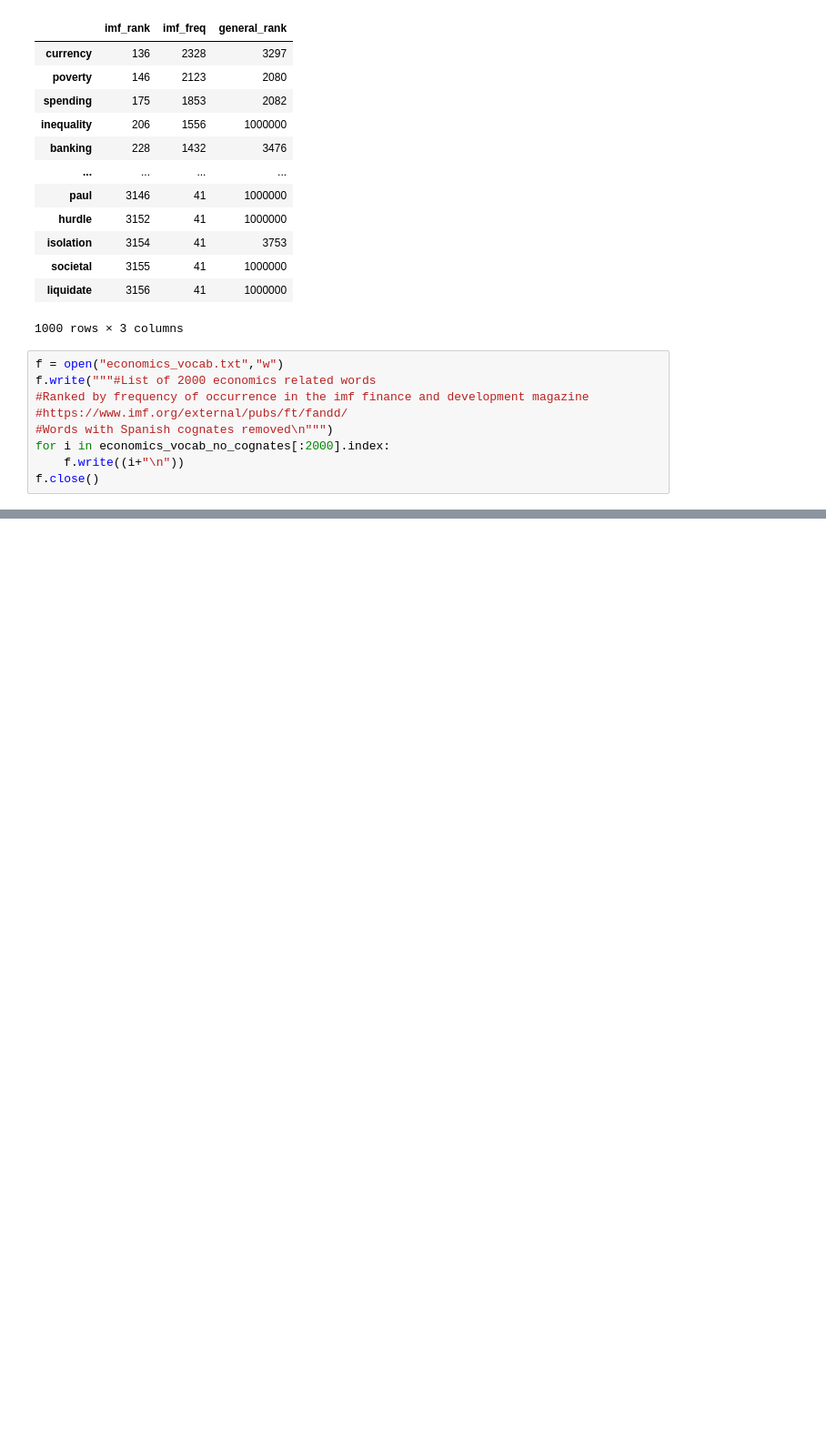
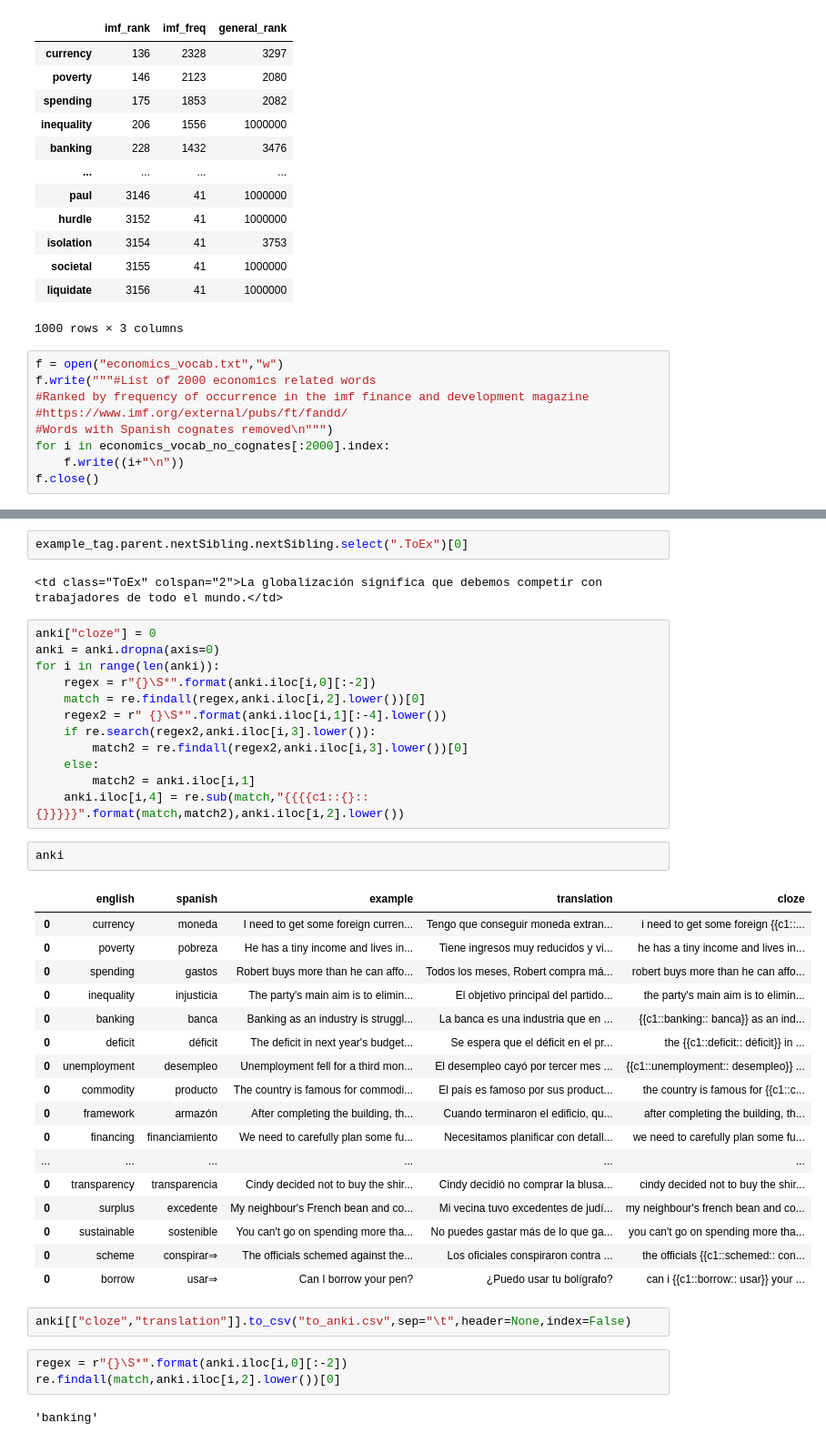
Before and after one commit to pvonglehn/economics_vocab, a Jupyter notebook: Blanca.ipynb, the cells around one changed output, grey strips where cells are left out. Shown: that part at 91% size. Drawn from its saved outputs; the diff is of its cells as text; blank space fills up the shorter version.

```diff
--- a/Blanca.ipynb
+++ b/Blanca.ipynb
@@ -490,0 +585,43 @@ f.close()
+# %%
+example_tag.parent.nextSibling.nextSibling.select(".ToEx")[0]
+# %% [output]
+<td class="ToEx" colspan="2">La globalización significa que debemos competir con trabajadores de todo el mundo.</td>
+# %%
+anki["cloze"] = 0
+anki = anki.dropna(axis=0)
+for i in range(len(anki)):
+    regex = r"{}\S*".format(anki.iloc[i,0][:-2])
+    match = re.findall(regex,anki.iloc[i,2].lower())[0]
+    regex2 = r" {}\S*".format(anki.iloc[i,1][:-4].lower())
+    if re.search(regex2,anki.iloc[i,3].lower()):
+        match2 = re.findall(regex2,anki.iloc[i,3].lower())[0]
+    else:
+        match2 = anki.iloc[i,1]
+    anki.iloc[i,4] = re.sub(match,"{{{{c1::{}::{}}}}}".format(match,match2),anki.iloc[i,2].lower())
+# %%
+anki
+# %% [output]
+|  | english | spanish | example | translation | cloze |
+| 0 | currency | moneda | I need to get some foreign curren... | Tengo que conseguir moneda extran... | i need to get some foreign {{c1::... |
+| 0 | poverty | pobreza | He has a tiny income and lives in... | Tiene ingresos muy reducidos y vi... | he has a tiny income and lives in... |
+| 0 | spending | gastos | Robert buys more than he can affo... | Todos los meses, Robert compra má... | robert buys more than he can affo... |
+| 0 | inequality | injusticia | The party's main aim is to elimin... | El objetivo principal del partido... | the party's main aim is to elimin... |
+| 0 | banking | banca | Banking as an industry is struggl... | La banca es una industria que en ... | {{c1::banking:: banca}} as an ind... |
+| 0 | deficit | déficit | The deficit in next year's budget... | Se espera que el déficit en el pr... | the {{c1::deficit:: déficit}} in ... |
+| 0 | unemployment | desempleo | Unemployment fell for a third mon... | El desempleo cayó por tercer mes ... | {{c1::unemployment:: desempleo}} ... |
+| 0 | commodity | producto | The country is famous for commodi... | El país es famoso por sus product... | the country is famous for {{c1::c... |
+| 0 | framework | armazón | After completing the building, th... | Cuando terminaron el edificio, qu... | after completing the building, th... |
+| 0 | financing | financiamiento | We need to carefully plan some fu... | Necesitamos planificar con detall... | we need to carefully plan some fu... |
+| ... | ... | ... | ... | ... | ... |
+| 0 | transparency | transparencia | Cindy decided not to buy the shir... | Cindy decidió no comprar la blusa... | cindy decided not to buy the shir... |
+| 0 | surplus | excedente | My neighbour's French bean and co... | Mi vecina tuvo excedentes de judí... | my neighbour's french bean and co... |
+| 0 | sustainable | sostenible | You can't go on spending more tha... | No puedes gastar más de lo que ga... | you can't go on spending more tha... |
+| 0 | scheme | conspirar⇒ | The officials schemed against the... | Los oficiales conspiraron contra ... | the officials {{c1::schemed:: con... |
+| 0 | borrow | usar⇒ | Can I borrow your pen? | ¿Puedo usar tu bolígrafo? | can i {{c1::borrow:: usar}} your ... |
+# %%
+anki[["cloze","translation"]].to_csv("to_anki.csv",sep="\t",header=None,index=False)
+# %%
+regex = r"{}\S*".format(anki.iloc[i,0][:-2])
+re.findall(match,anki.iloc[i,2].lower())[0]
+# %% [output]
+'banking'
```
Also changed, not shown: parts of 48 cells of this notebook.
